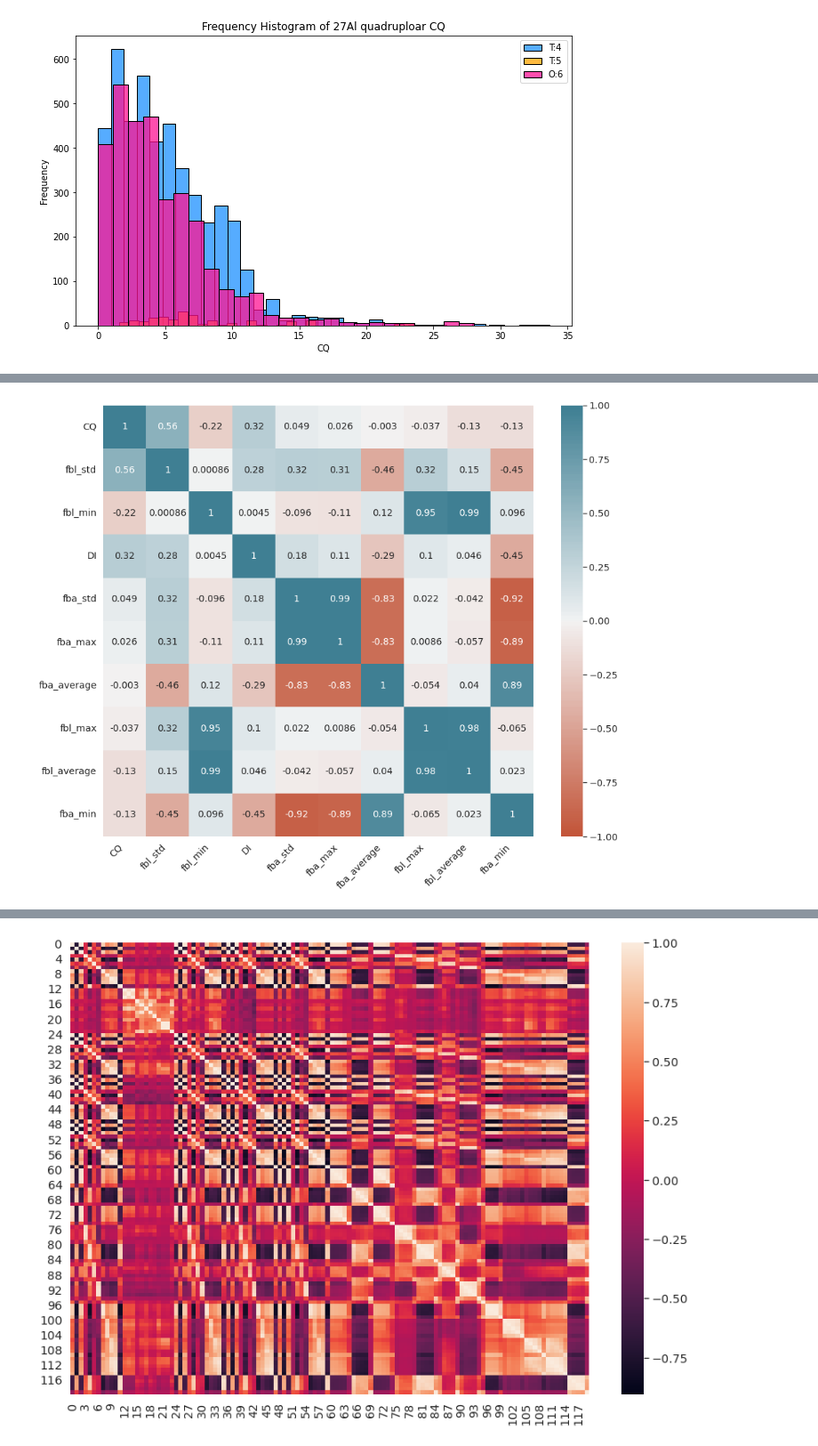
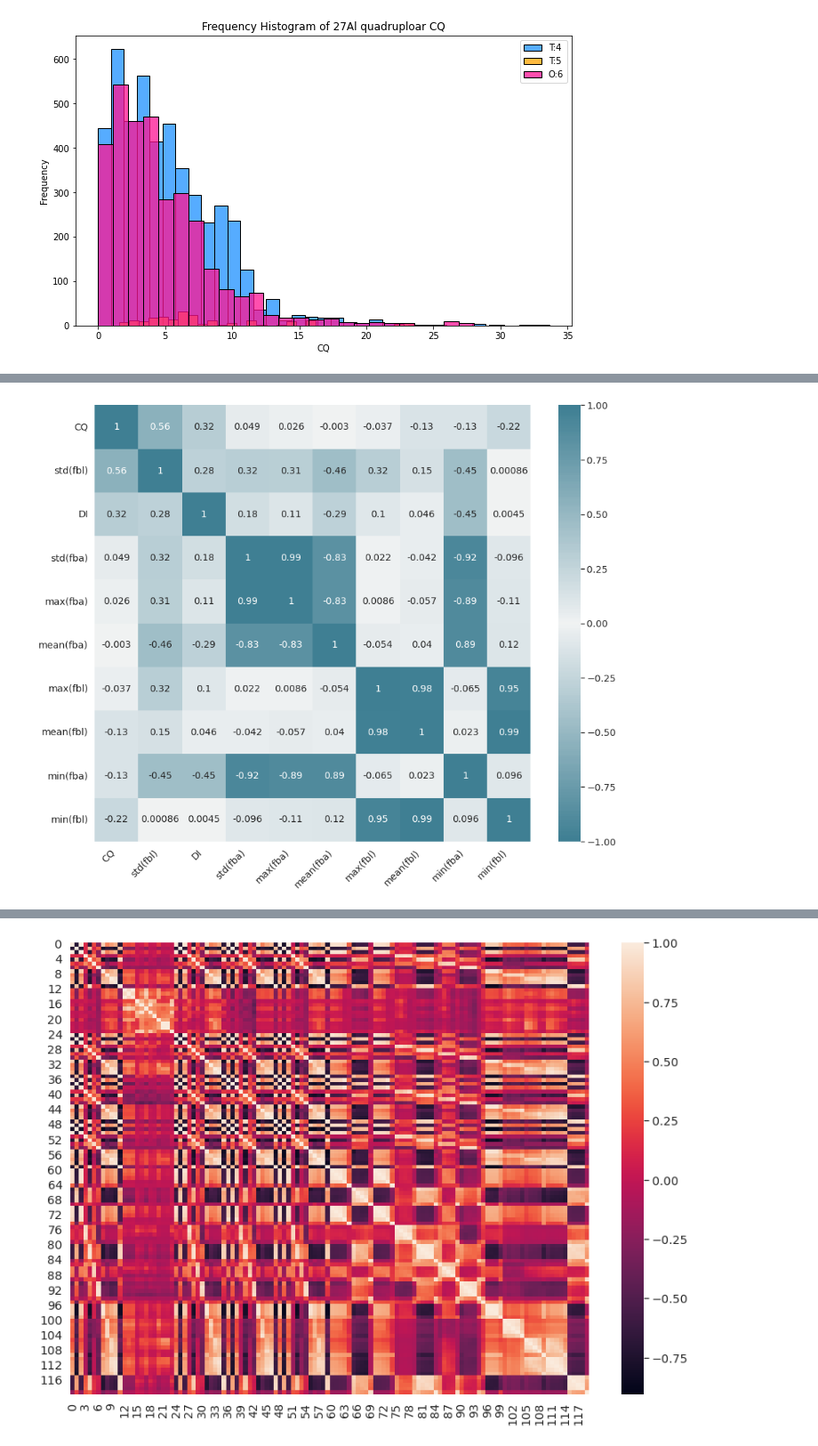
Before and after one commit to wushanyun64/27Al_CQ_prediction, a Jupyter notebook: Example_model_training.ipynb, the cells around one changed output, grey strips where cells are left out. Shown at 89% size. Cells and saved outputs as stored; diff of their text form; code cells hidden in the pictures.

```diff
--- a/Example_model_training.ipynb
+++ b/Example_model_training.ipynb
@@ -132,3 +133,10 @@ for data in data_reload:
 print("length of data set is:", len(data_reload))
 # %% [output]
 length of data set is: 1681
+# %%
+# Hold out 100 structures for final test.
+random.shuffle(data_reload)
+main_data = data_reload[:1581]
+hold_out_data = data_reload[1581:]
+print("len of main_data:",len(main_data),'\n'
+      "len of hold_out_data",len(hold_out_data))
@@ -135,7 +146,7 @@ length of data set is: 1681
 # %%
 # Calculate the features.
 from src.Utility import features_gen
-nmr_struc_data = features_gen(data_reload)
+nmr_struc_data = features_gen(main_data)
 nmr_struc_data.head()
 # %% [output]
 There are 0 structures returns error. Their index are []
@@ -184,33 +217,40 @@ nmr_struc_data.loc[:, 'CQ':"DI"].head()
 # %%
 # heat map of structural features
-feature_rank = ['CQ','fbl_std','fbl_min','DI','fba_std','fba_max',
-                'fba_average','fbl_max','fbl_average','fba_min']
+feature_rank = ['CQ','fbl_std','DI','fba_std','fba_max',
+                'fba_average','fbl_max','fbl_average','fba_min','fbl_min']
 heatmap_data = nmr_struc_data.loc[:, 'CQ':"DI"][feature_rank]
+
+#rename features for easier understanding
+feature_rename = {'fbl_std':'std(fbl)','fbl_min':'min(fbl)','fba_std':'std(fba)','fba_max':'max(fba)',
+                'fba_average':'mean(fba)','fbl_max':'max(fbl)','fbl_average':'mean(fbl)','fba_min':'min(fba)'}
+heatmap_data.rename(columns=feature_rename,inplace=True)
+
 corr = heatmap_data.corr()
 
 sns.set(font_scale=1.3)
 plt.figure(figsize=[15, 12])
 heat_map = sns.heatmap(
     corr,
     vmin=-1,
     vmax=1,
     center=0,
-    cmap=sns.diverging_palette(20, 220, n=200),
+    cmap=sns.diverging_palette(220, 220, n=200),
+    # cmap = sns.color_palette("ch:start=.2,rot=-.3", as_cmap=True),
     square=True,
     annot=True,
     annot_kws={"size": 14},
 )
 heat_map.set_xticklabels(
     heat_map.get_xticklabels(), rotation=45, horizontalalignment="right"
 )
 heat_map.set_yticklabels(
     heat_map.get_yticklabels(), rotation=0, horizontalalignment="right"
 )
 
 plt.savefig("./figures/27Al_color_map.png", format="png", bbox_inches="tight")
 plt.show()
 # %% [output]
-[figure, old version]
+[figure, new version]
 # %%
 #replot without high correlation features: fba_std,fba_max,fba_min,fbl_max,fbl_min
 
```
Also changed, not shown: parts of 20 cells of this notebook, 6 other files.
